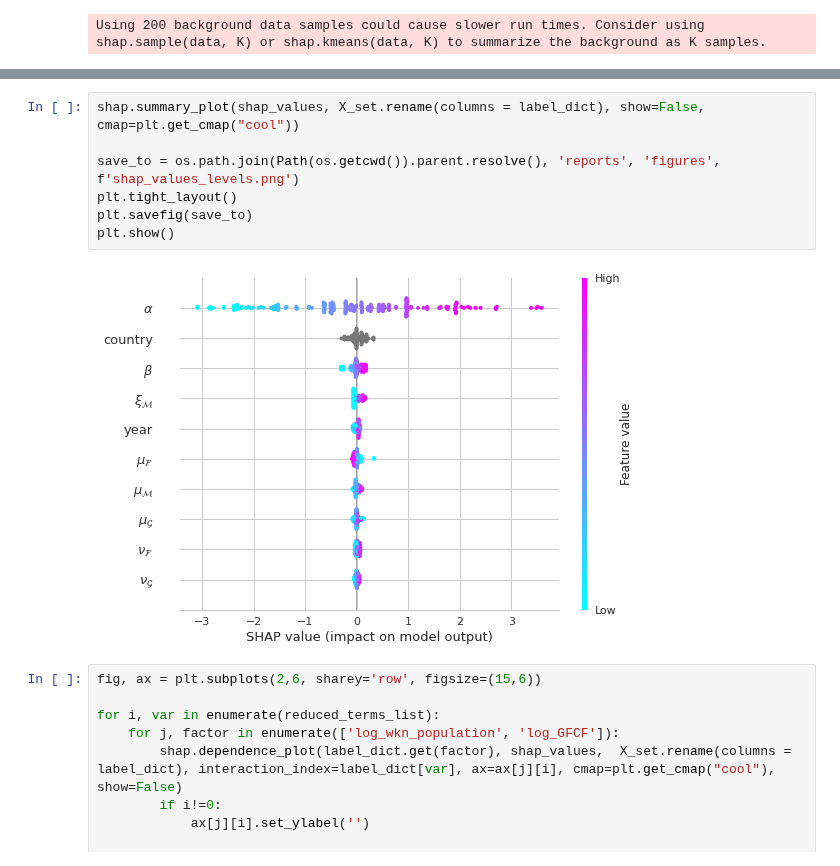
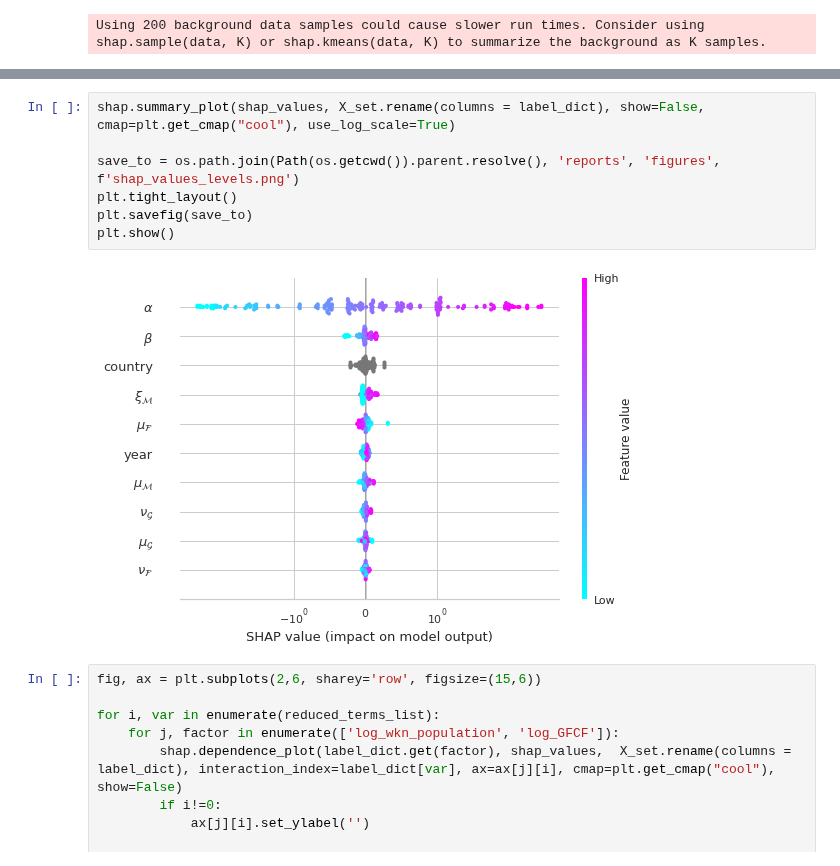
Before and after one commit to jaimeoliver1/social_capital_in_trade_networks, a Jupyter notebook: notebooks/01_02_non_linear_regression_models.ipynb, the cells around one changed output, grey strips where cells are left out. Saved outputs shown, nothing was run; the diff lists cells and outputs as text.

```diff
--- a/notebooks/01_02_non_linear_regression_models.ipynb
+++ b/notebooks/01_02_non_linear_regression_models.ipynb
@@ -280,12 +300,12 @@ Using 200 background data samples could cause slower run times. Consider using s
 # %%
-shap.summary_plot(shap_values, X_set.rename(columns = label_dict), show=False, cmap=plt.get_cmap("cool"))
+shap.summary_plot(shap_values, X_set.rename(columns = label_dict), show=False, cmap=plt.get_cmap("cool"), use_log_scale=True)
 
 save_to = os.path.join(Path(os.getcwd()).parent.resolve(), 'reports', 'figures', f'shap_values_levels.png')
 plt.tight_layout()
 plt.savefig(save_to)
 plt.show()
 # %% [output]
-[figure, old version]
+[figure, new version]
 # %%
 fig, ax = plt.subplots(2,6, sharey='row', figsize=(15,6))
 
```
Also changed, not shown: parts of 9 cells of this notebook, 4 other files.
